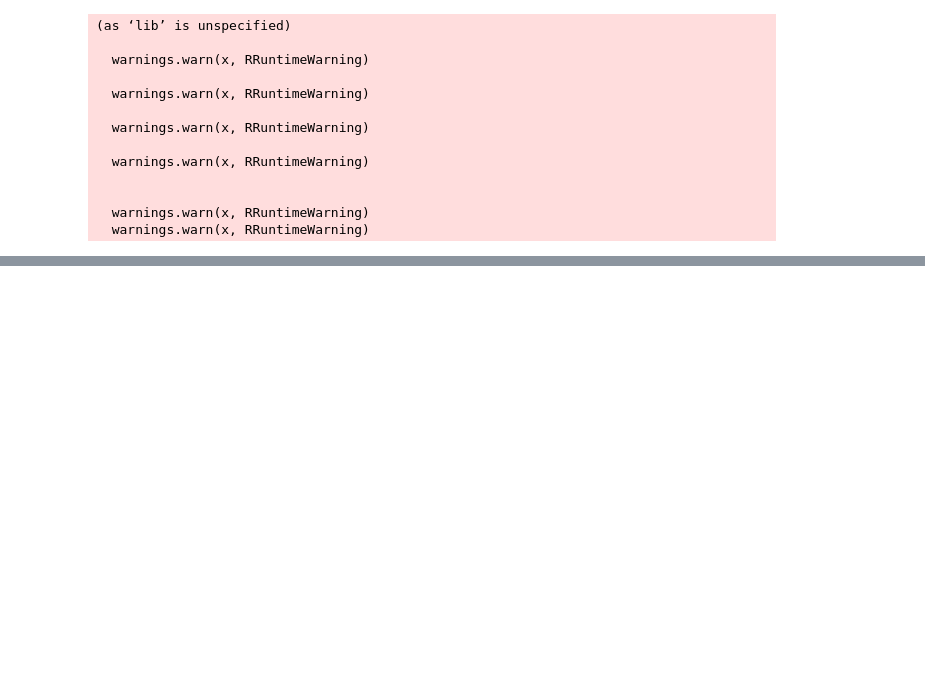
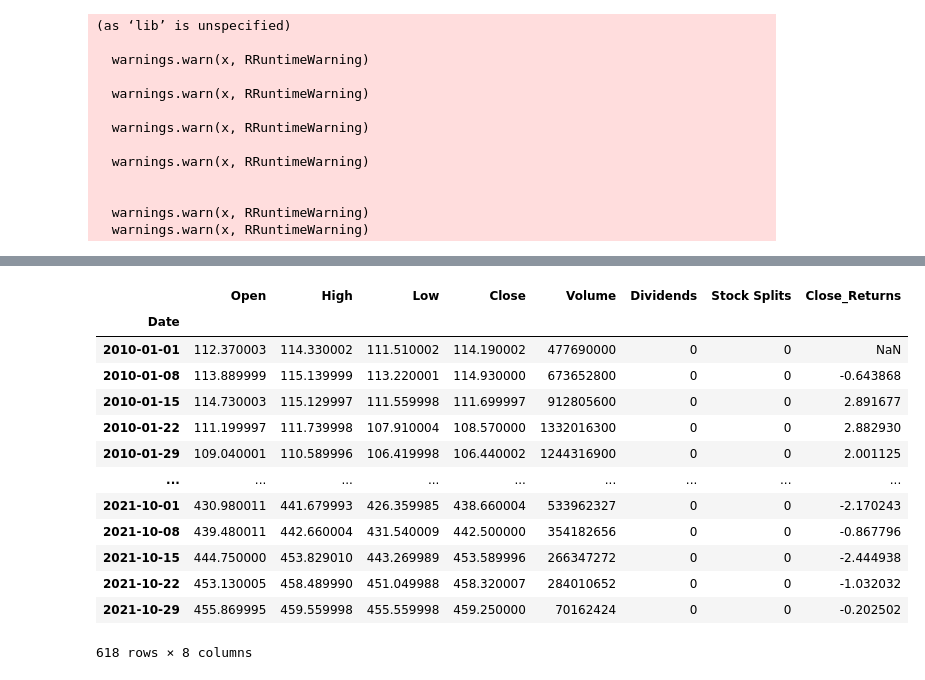
Before and after one commit to mahimna/625-721-Project, a Jupyter notebook: 625_721_Research_Project.ipynb, the cells around one changed output, grey strips where cells are left out. Saved outputs shown, nothing was run; the diff lists cells and outputs as text; code cells hidden in the pictures; blank space fills up the shorter version.

```diff
--- a/625_721_Research_Project.ipynb
+++ b/625_721_Research_Project.ipynb
@@ -166,6 +205,22 @@ hist_daily['Close_Returns'] = (hist_daily['Close'].shift(1) - hist_daily['Close'
 # %%
-hist_weekly = spy.history(start="1993-02-01", end="2021-10-30", interval="1wk")
+hist_weekly = spy.history(start="2010-01-01", end="2021-10-30", interval="1wk")
 hist_weekly['Close_Returns'] = (hist_weekly['Close'].shift(1) - hist_weekly['Close'])/(hist_weekly['Close'])*100
+hist_weekly
+# %% [output]
+|  | Open | High | Low | Close | Volume | Dividends | Stock Splits | Close_Returns |
+| Date |  |  |  |  |  |  |  |  |
+| 2010-01-01 | 112.370003 | 114.330002 | 111.510002 | 114.190002 | 477690000 | 0 | 0 | NaN |
+| 2010-01-08 | 113.889999 | 115.139999 | 113.220001 | 114.930000 | 673652800 | 0 | 0 | -0.643868 |
+| 2010-01-15 | 114.730003 | 115.129997 | 111.559998 | 111.699997 | 912805600 | 0 | 0 | 2.891677 |
+| 2010-01-22 | 111.199997 | 111.739998 | 107.910004 | 108.570000 | 1332016300 | 0 | 0 | 2.882930 |
+| 2010-01-29 | 109.040001 | 110.589996 | 106.419998 | 106.440002 | 1244316900 | 0 | 0 | 2.001125 |
+| ... | ... | ... | ... | ... | ... | ... | ... | ... |
+| 2021-10-01 | 430.980011 | 441.679993 | 426.359985 | 438.660004 | 533962327 | 0 | 0 | -2.170243 |
+| 2021-10-08 | 439.480011 | 442.660004 | 431.540009 | 442.500000 | 354182656 | 0 | 0 | -0.867796 |
+| 2021-10-15 | 444.750000 | 453.829010 | 443.269989 | 453.589996 | 266347272 | 0 | 0 | -2.444938 |
+| 2021-10-22 | 453.130005 | 458.489990 | 451.049988 | 458.320007 | 284010652 | 0 | 0 | -1.032032 |
+| 2021-10-29 | 455.869995 | 459.559998 | 455.559998 | 459.250000 | 70162424 | 0 | 0 | -0.202502 |
+618 rows × 8 columns
 # %%
 plot_close_values_and_returns(hist_daily['Close'], hist_daily['Close_Returns'], 100)
 # %% [output]
```
Also changed, not shown: parts of 19 cells of this notebook.
